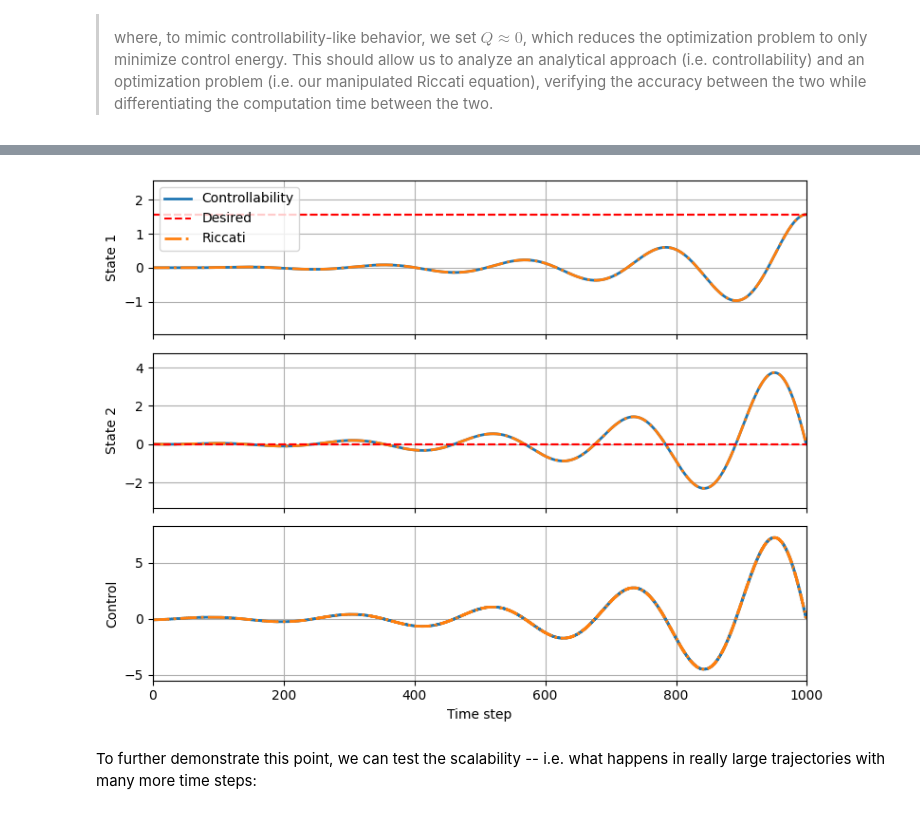
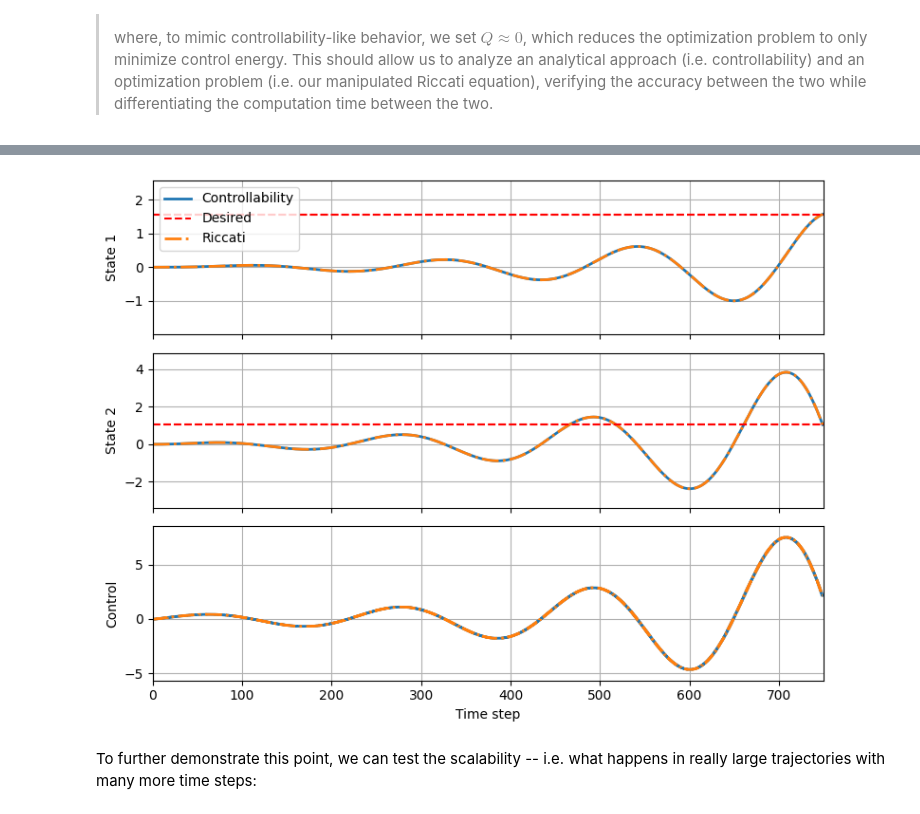
Before and after one commit to p-smith22/dymad-dev, a Jupyter notebook: examples/controllability/part_1.ipynb, the cells around one changed output, grey strips where cells are left out. Drawn from its saved outputs; the diff is of its cells as text; code cells hidden in the pictures.

```diff
--- a/examples/controllability/part_1.ipynb
+++ b/examples/controllability/part_1.ipynb
@@ -249,9 +249,9 @@ To show the versatility and power of the Controllability Gramain, lets analyze t
 > where, to mimic controllability-like behavior, we set $Q \approx 0$, which reduces the optimization problem to only  minimize control energy. This should allow us to analyze an analytical approach (i.e. controllability) and an optimization problem (i.e. our manipulated Riccati equation), verifying the accuracy between the two while differentiating the computation time between the two.
 # %%
 # Problem settings:
-x_f = np.array([np.pi / 2, 0]).T
+x_f = np.array([np.pi / 2, np.pi / 3]).T
 x_0 = np.array([0, 0]).T
-n_tsteps = 1000
+n_tsteps = 750
 
 # Recompute controllability:
 Ctrl, W = controllability(A, B, n_tsteps)
@@ -276,7 +276,7 @@ elapsed_ric = end_time_ric - start_time_ric
 plot_traj(np.stack([x_ctr[1:].T, x_ric[1:].T], axis=-1), np.stack([u_ctr, u_ric.T], axis=-1), n_tsteps, x_f, lab=['Controllability', "Riccati"], line=['-','-.'])
 cost_ctr = np.sum(u_ctr**2)
 cost_ric = np.sum(u_ric**2)
-print(f"Controllability control energy of {cost_ctr:.3f}, endpoint error of {np.linalg.norm(x_ctr[-1, :] - x_f):.3f}, and elapsed time of {elapsed_ctr:.3f}")
+print(f"Controllability control energy of {cost_ctr:.3f}, endpoint error of {np.linalg.norm(x_ctr[-1, :] - x_f):.2e}, and elapsed time of {elapsed_ctr:.3f}")
 print(f"Riccati control energy of {cost_ric:.3f}, endpoint error of {np.linalg.norm(x_ric[-1, :] - x_f):.2e}, and elapsed time of {elapsed_ric:.3f}")
 print(f"Controllability is faster by a factor of {elapsed_ric / elapsed_ctr:.1f}!")
 # %% [output]
@@ -286,4 +286,4 @@ Controllability is faster by a factor of 102.2!
-[figure, old version]
+[figure, new version]
 # %% [markdown]
 To further demonstrate this point, we can test the scalability -- i.e. what happens in really large trajectories with many more time steps:
 # %%
```
Also changed, not shown: parts of 4 cells of this notebook, 2 other files.
